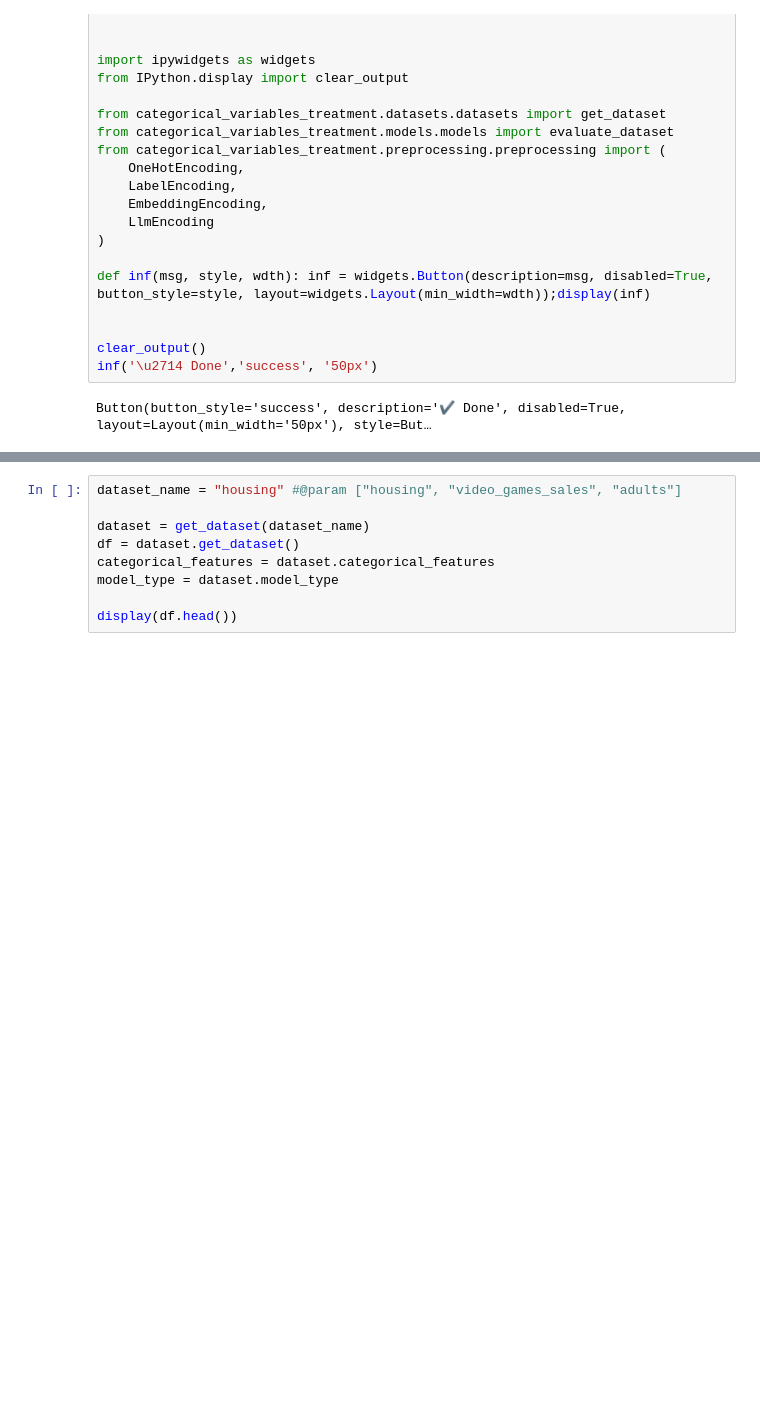
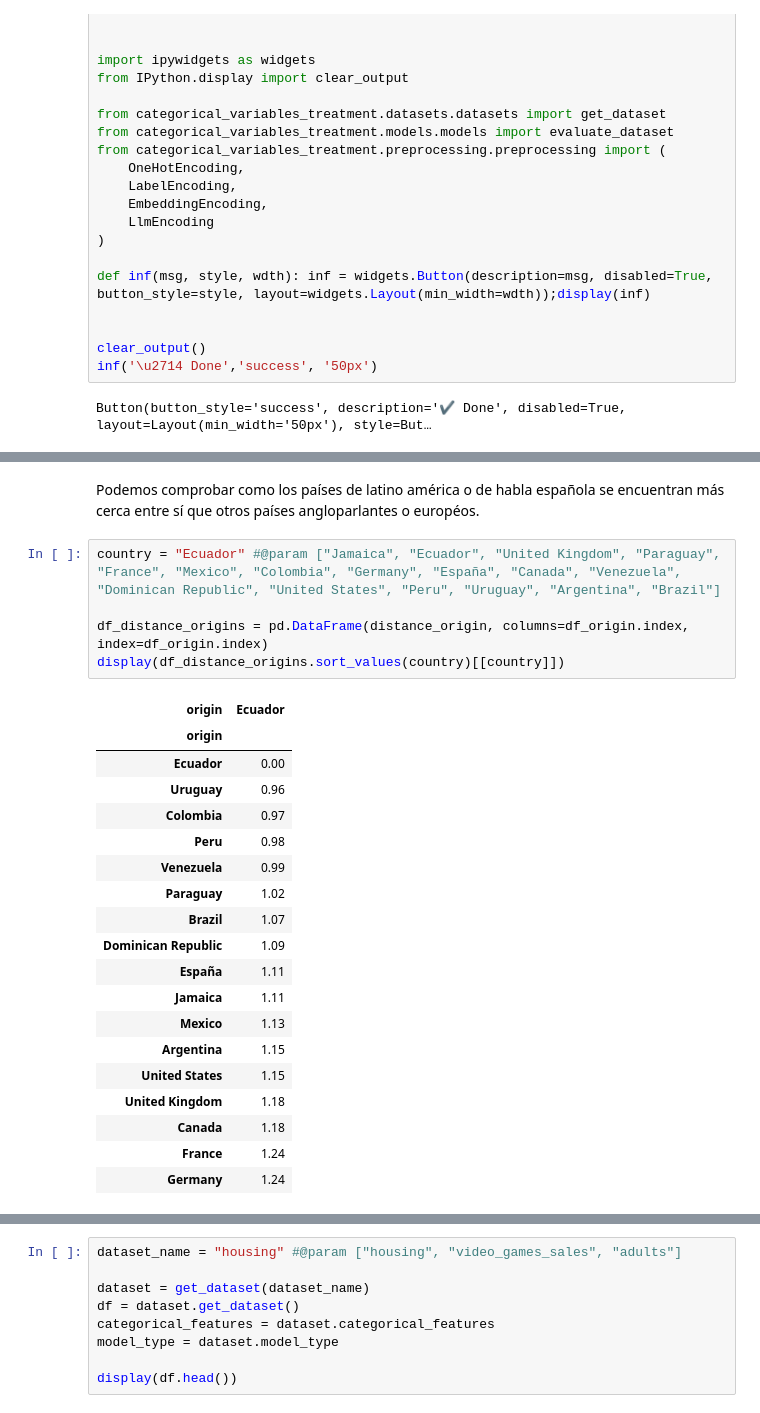
Before and after one commit to santhiperbolico/categorical_variables_treatment, a Jupyter notebook: embedding_aplicado_a_variables_categ_ricas.ipynb, the cells around one changed output, grey strips where cells are left out. Cells and saved outputs as stored; diff of their text form; blank space fills up the shorter version.

```diff
--- a/embedding_aplicado_a_variables_categ_ricas.ipynb
+++ b/embedding_aplicado_a_variables_categ_ricas.ipynb
@@ -76,0 +265,27 @@ El conjunto de datos "Home Credit Default Risk" de Kaggle está diseñado para a
+# %% [markdown]
+Podemos comprobar como los países de latino américa o de habla española se encuentran más cerca entre sí que otros países angloparlantes o européos.
+# %%
+country = "Ecuador" #@param ["Jamaica", "Ecuador", "United Kingdom", "Paraguay", "France", "Mexico", "Colombia", "Germany", "España", "Canada", "Venezuela", "Dominican Republic", "United States", "Peru", "Uruguay", "Argentina", "Brazil"]
+
+df_distance_origins = pd.DataFrame(distance_origin, columns=df_origin.index, index=df_origin.index)
+display(df_distance_origins.sort_values(country)[[country]])
+# %% [output]
+| origin | Ecuador |
+| origin |  |
+| Ecuador | 0.00 |
+| Uruguay | 0.96 |
+| Colombia | 0.97 |
+| Peru | 0.98 |
+| Venezuela | 0.99 |
+| Paraguay | 1.02 |
+| Brazil | 1.07 |
+| Dominican Republic | 1.09 |
+| España | 1.11 |
+| Jamaica | 1.11 |
+| Mexico | 1.13 |
+| Argentina | 1.15 |
+| United States | 1.15 |
+| United Kingdom | 1.18 |
+| Canada | 1.18 |
+| France | 1.24 |
+| Germany | 1.24 |
```
Also changed, not shown: parts of 10 cells of this notebook.
